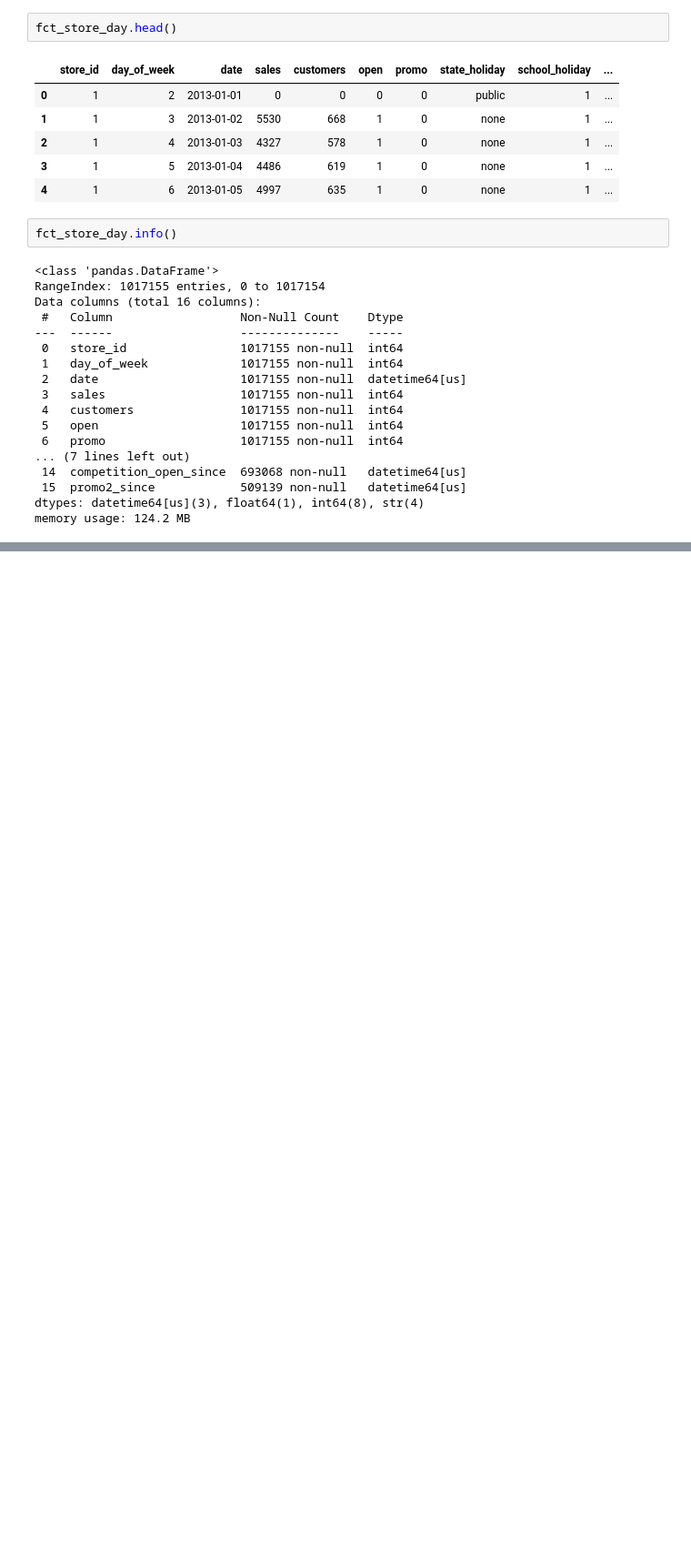
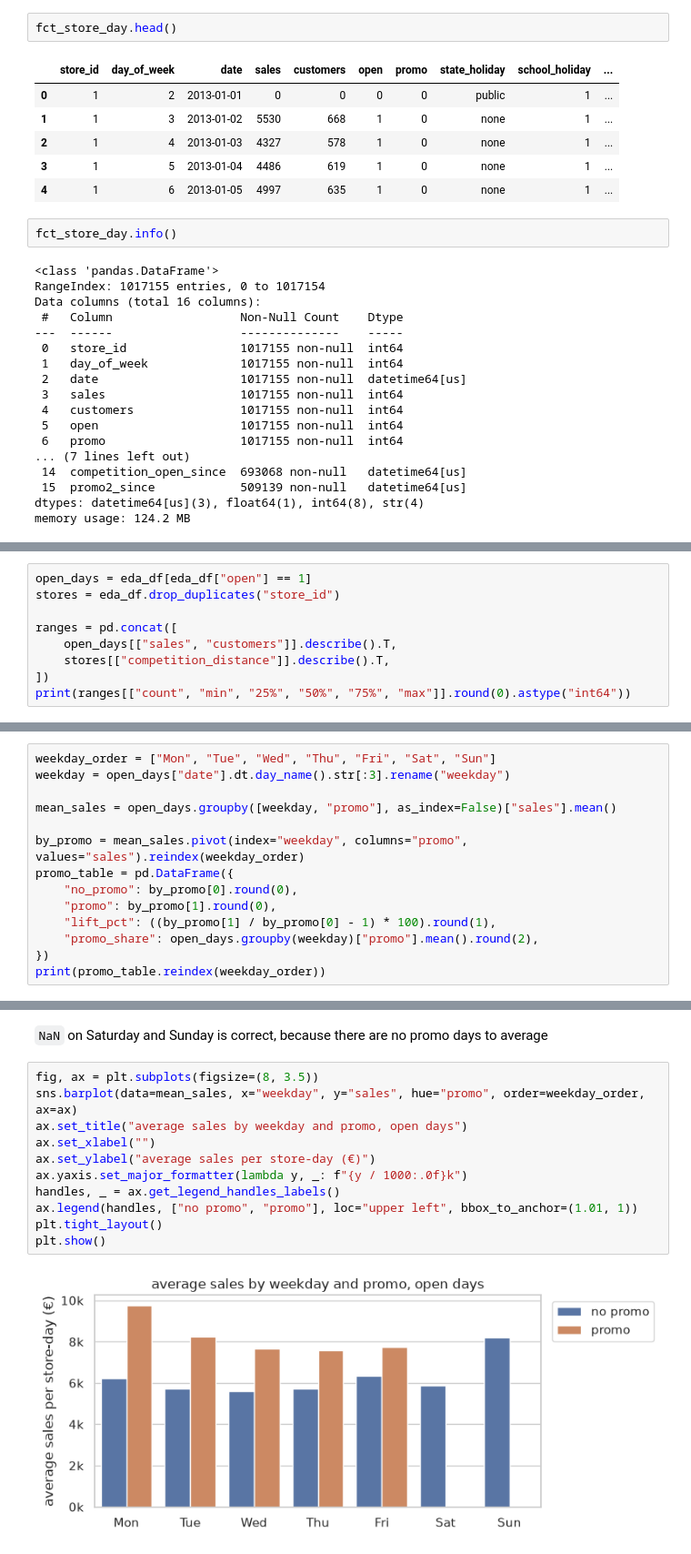
Before and after one commit to rimvelvet31/rossmann-retail-demand-forecasting, a Jupyter notebook: notebooks/notebook.ipynb, the cells around one changed output, grey strips where cells are left out. Shown at 91% size. Cells and saved outputs as stored; diff of their text form; blank space fills up the shorter version.

```diff
--- a/notebooks/notebook.ipynb
+++ b/notebooks/notebook.ipynb
@@ -1065,0 +1146,9 @@ memory usage: 124.2 MB
+# %%
+open_days = eda_df[eda_df["open"] == 1]
+stores = eda_df.drop_duplicates("store_id")
+
+ranges = pd.concat([
+    open_days[["sales", "customers"]].describe().T,
+    stores[["competition_distance"]].describe().T,
+])
+print(ranges[["count", "min", "25%", "50%", "75%", "max"]].round(0).astype("int64"))
@@ -1065,0 +1201,14 @@ memory usage: 124.2 MB
+# %%
+weekday_order = ["Mon", "Tue", "Wed", "Thu", "Fri", "Sat", "Sun"]
+weekday = open_days["date"].dt.day_name().str[:3].rename("weekday")
+
+mean_sales = open_days.groupby([weekday, "promo"], as_index=False)["sales"].mean()
+
+by_promo = mean_sales.pivot(index="weekday", columns="promo", values="sales").reindex(weekday_order)
+promo_table = pd.DataFrame({
+    "no_promo": by_promo[0].round(0),
+    "promo": by_promo[1].round(0),
+    "lift_pct": ((by_promo[1] / by_promo[0] - 1) * 100).round(1),
+    "promo_share": open_days.groupby(weekday)["promo"].mean().round(2),
+})
+print(promo_table.reindex(weekday_order))
@@ -1065,0 +1225,15 @@ memory usage: 124.2 MB
+# %% [markdown]
+`NaN` on Saturday and Sunday is correct, because there are no promo days to average
+# %%
+fig, ax = plt.subplots(figsize=(8, 3.5))
+sns.barplot(data=mean_sales, x="weekday", y="sales", hue="promo", order=weekday_order, ax=ax)
+ax.set_title("average sales by weekday and promo, open days")
+ax.set_xlabel("")
+ax.set_ylabel("average sales per store-day (€)")
+ax.yaxis.set_major_formatter(lambda y, _: f"{y / 1000:.0f}k")
+handles, _ = ax.get_legend_handles_labels()
+ax.legend(handles, ["no promo", "promo"], loc="upper left", bbox_to_anchor=(1.01, 1))
+plt.tight_layout()
+plt.show()
+# %% [output]
+[figure, added]
```
Also changed, not shown: parts of 49 cells of this notebook.
